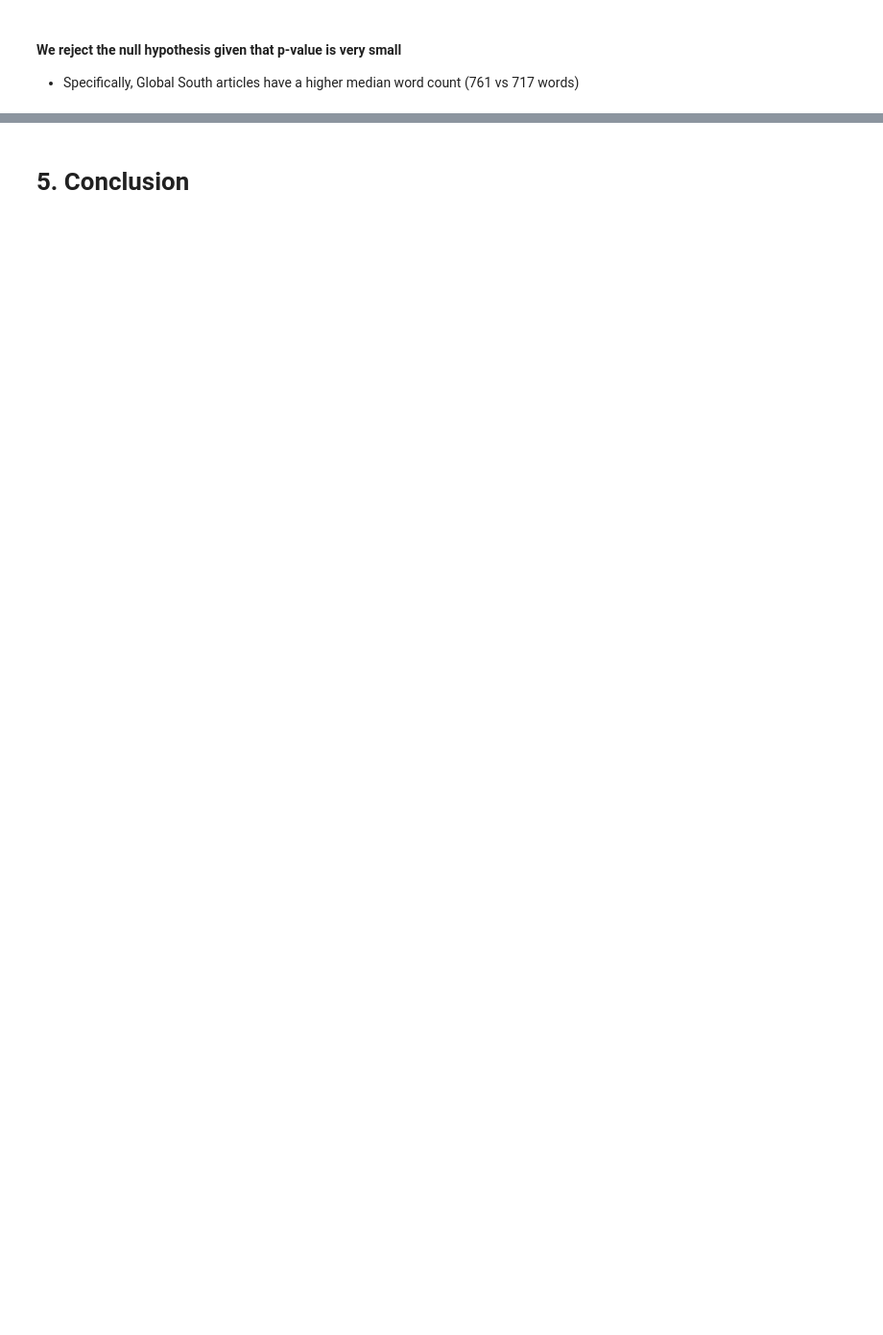
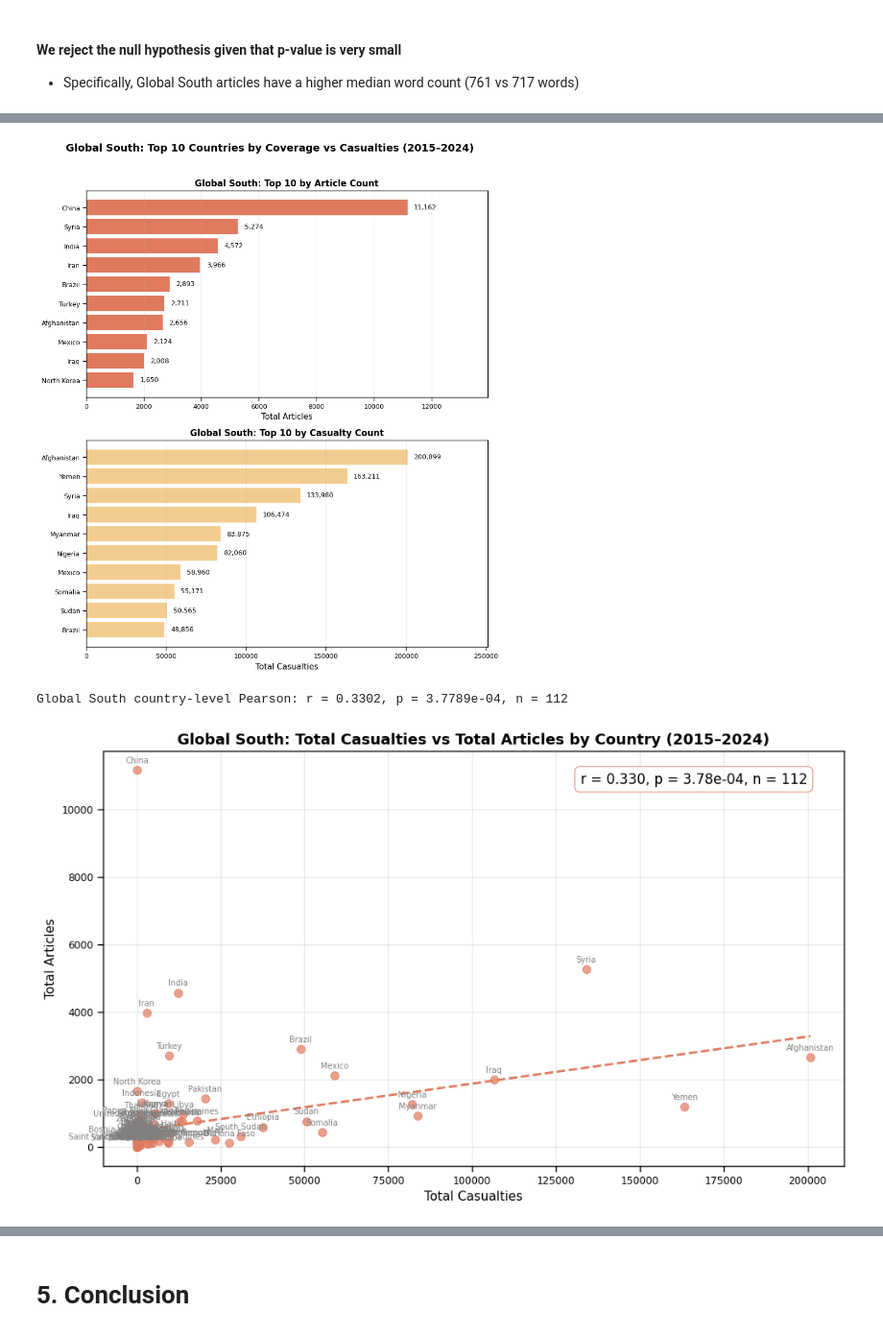
Before and after one commit to Harry9087655/ST115-group-project, a Jupyter notebook: analysis/analysis.ipynb, the cells around one changed output, grey strips where cells are left out. Shown at 96% size. Cells and saved outputs as stored; diff of their text form; code cells hidden in the pictures; blank space fills up the shorter version.

```diff
--- a/analysis/analysis.ipynb
+++ b/analysis/analysis.ipynb
@@ -1998,0 +2281,14 @@ U (scipy):        5768.0
+# %%
+build_top10_bars(
+    master, 'Global South', '#E07A5F', '#F2CC8F',
+    'Global South: Top 10 Countries by Coverage vs Casualties (2015–2024)'
+)
+
+build_scatter(
+    master, 'Global South', '#E07A5F',
+    'Global South: Total Casualties vs Total Articles by Country (2015–2024)'
+)
+# %% [output]
+[figure, added]
+Global South country-level Pearson: r = 0.3302, p = 3.7789e-04, n = 112
+[figure, added]
```
Also changed, not shown: parts of 15 cells of this notebook.
